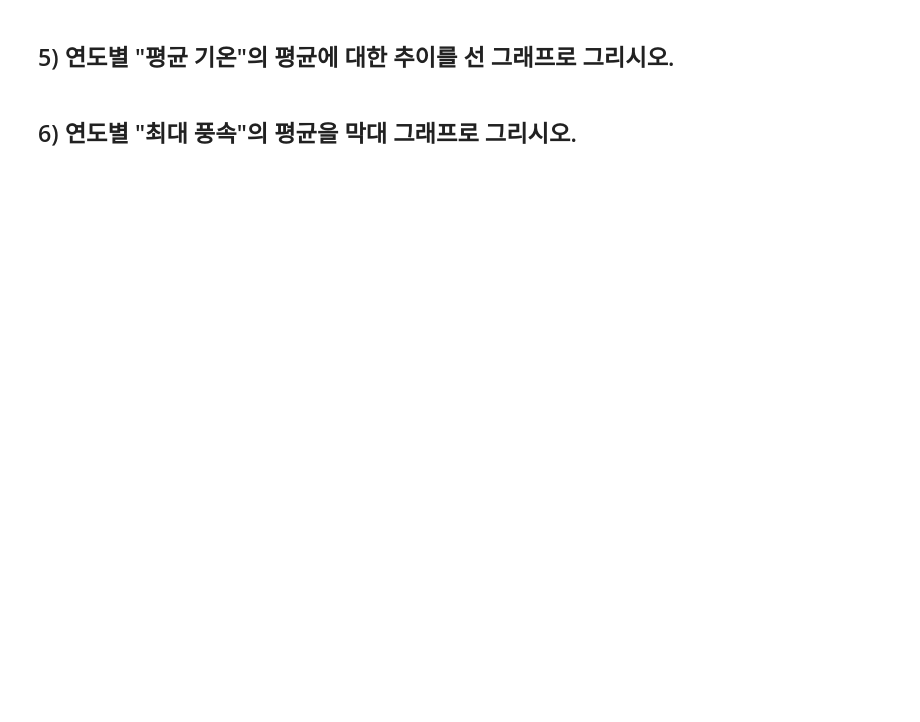
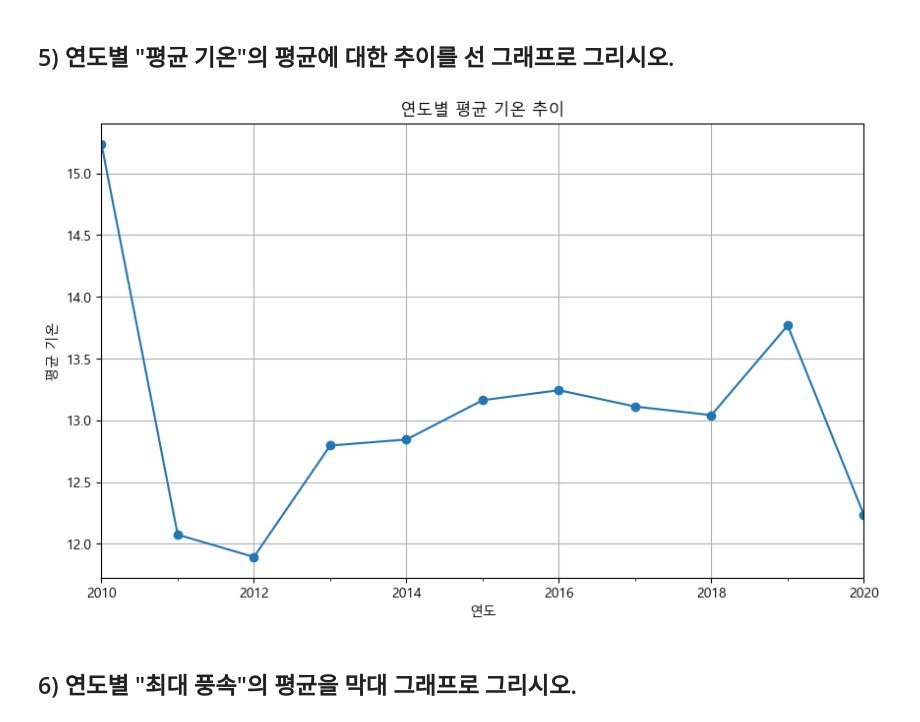
Before and after one commit to dlfgh1/python_basic_1, a Jupyter notebook: time_series_class_5_7.ipynb, the cells around one changed output. Saved outputs shown, nothing was run; the diff lists cells and outputs as text; code cells hidden in the pictures; blank space fills up the shorter version.

```diff
--- a/time_series_class_5_7.ipynb
+++ b/time_series_class_5_7.ipynb
@@ -413,4 +472,23 @@ Text(0, 0.5, 'freq')
 # %% [markdown]
 ## 5) 연도별 "평균 기온"의 평균에 대한 추이를 선 그래프로 그리시오.
+# %%
+weather = pd.read_csv("weather.csv", index_col=0)
+
+
+weather.index = pd.to_datetime(weather.index)
+
+
+yearly_avg_temp = weather['평균 기온'].resample('Y').mean()
+
+# 선 그래프를 그립니다.
+plt.figure(figsize=(10, 6))
+yearly_avg_temp.plot(marker='o', linestyle='-')
+plt.title('연도별 평균 기온 추이')
+plt.xlabel('연도')
+plt.ylabel('평균 기온')
+plt.grid(True)
+plt.show()
+# %% [output]
+[figure, added]
 # %% [markdown]
 ## 6) 연도별 "최대 풍속"의 평균을 막대 그래프로 그리시오.
```
Also changed, not shown: parts of 22 cells of this notebook.
